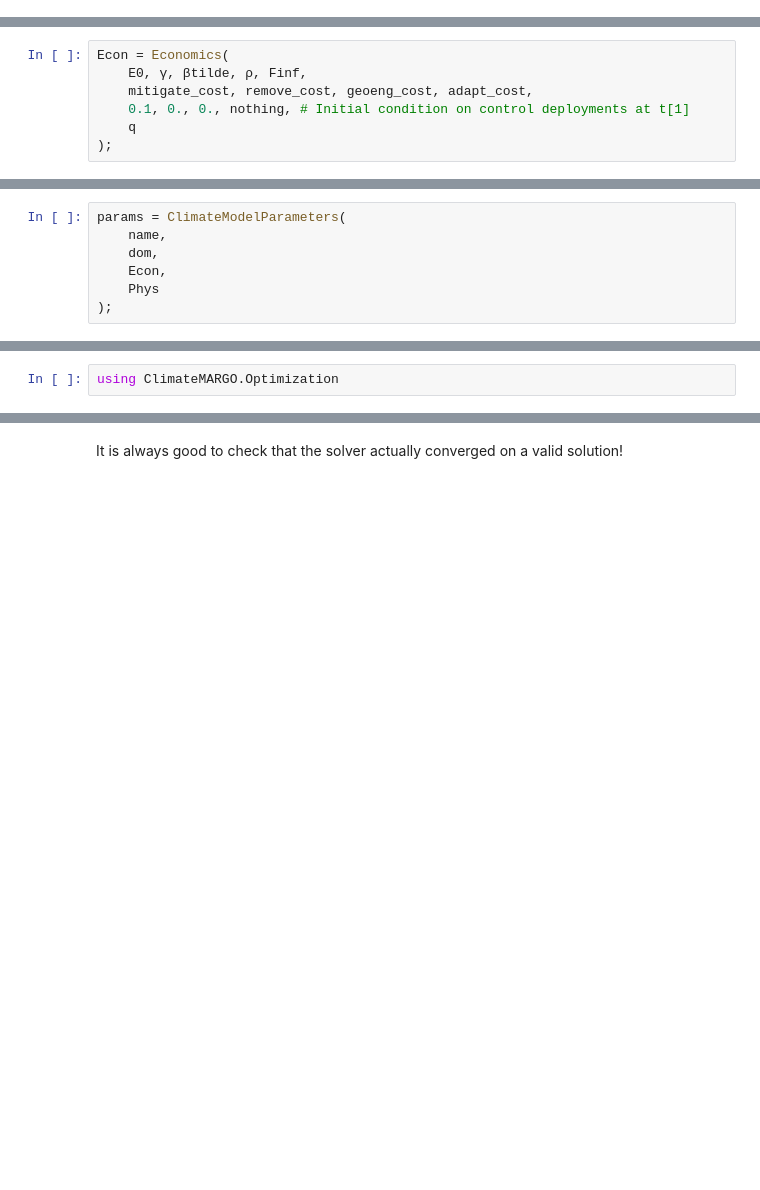
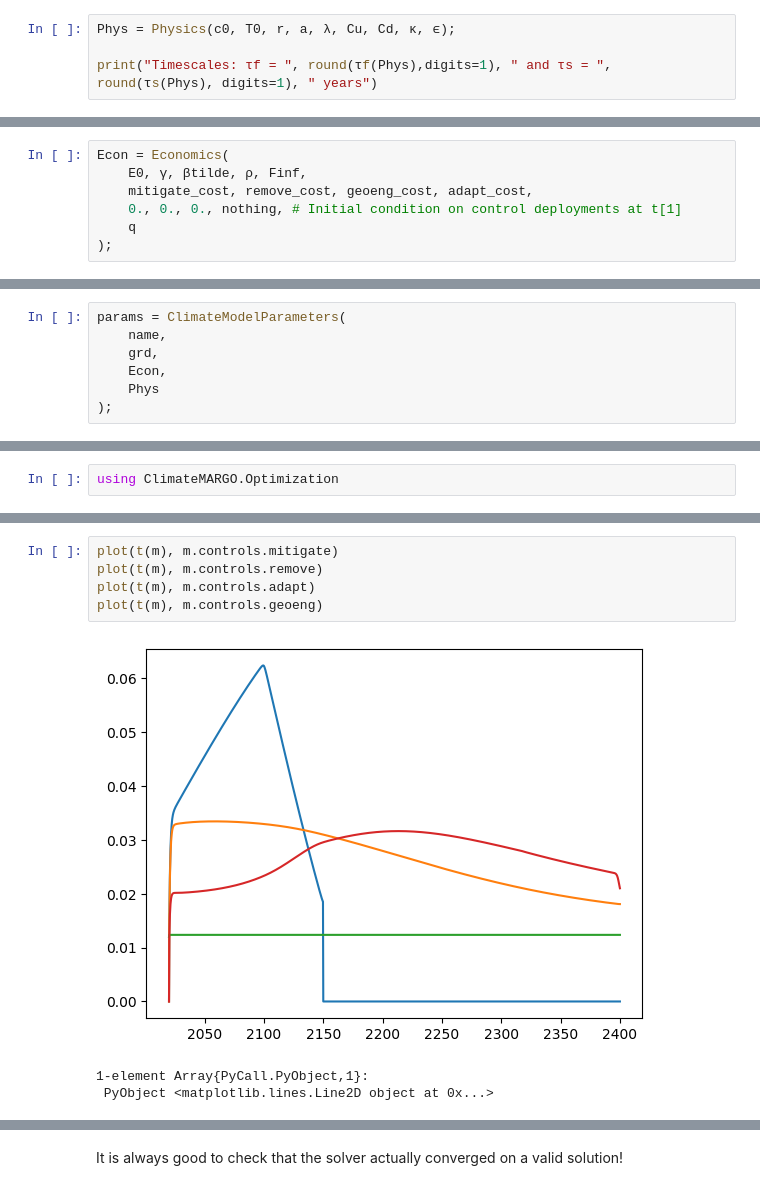
Before and after one commit to ClimateMARGO/ClimateMARGO.jl, a Jupyter notebook: notebooks/tutorial.ipynb, the cells around one changed output, grey strips where cells are left out. Drawn from its saved outputs; the diff is of its cells as text; blank space fills up the shorter version.

Commit message:
Forward model works but breaks optimization
I'm not sure why adding a fast timescale breaks the Ipopt optimization.

```diff
--- a/notebooks/tutorial.ipynb
+++ b/notebooks/tutorial.ipynb
@@ -144,0 +138,4 @@ Phys = Physics(c0, T0, a, B, Cd, κ, r);
+# %%
+Phys = Physics(c0, T0, r, a, λ, Cu, Cd, κ, ϵ);
+
+print("Timescales: τf = ", round(τf(Phys),digits=1), " and τs = ", round(τs(Phys), digits=1), " years")
@@ -198,7 +196,7 @@ These parameters, in addition to a no-policy baseline emissions time-series and
 Econ = Economics(
     E0, γ, βtilde, ρ, Finf,
     mitigate_cost, remove_cost, geoeng_cost, adapt_cost,
-    0.1, 0., 0., nothing, # Initial condition on control deployments at t[1]
+    0., 0., 0., nothing, # Initial condition on control deployments at t[1]
     q
 );
 # %% [markdown]
@@ -206,7 +204,7 @@ Econ = Economics(
 # %%
 params = ClimateModelParameters(
     name,
-    dom,
+    grd,
     Econ,
     Phys
 );
@@ -292,0 +285,9 @@ Solve_Succeeded
+# %%
+plot(t(m), m.controls.mitigate)
+plot(t(m), m.controls.remove)
+plot(t(m), m.controls.adapt)
+plot(t(m), m.controls.geoeng)
+# %% [output]
+[figure, added]
+1-element Array{PyCall.PyObject,1}:
+ PyObject <matplotlib.lines.Line2D object at 0x...>
```
Also changed, not shown: parts of 24 cells of this notebook, 20 other files.
